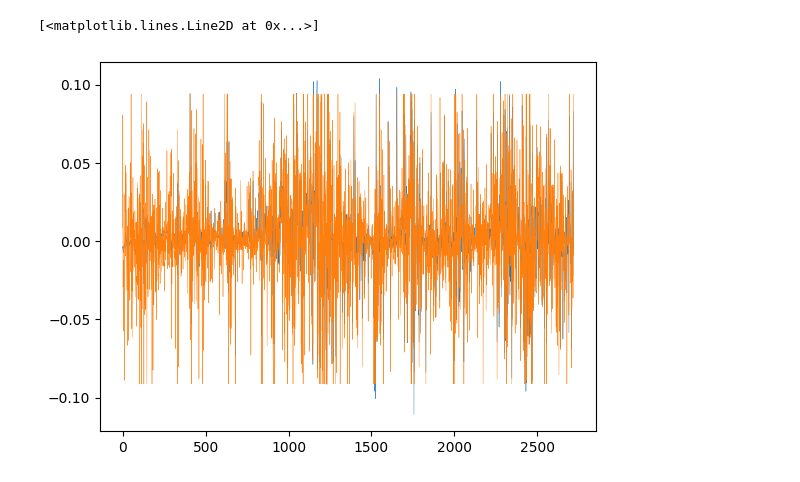
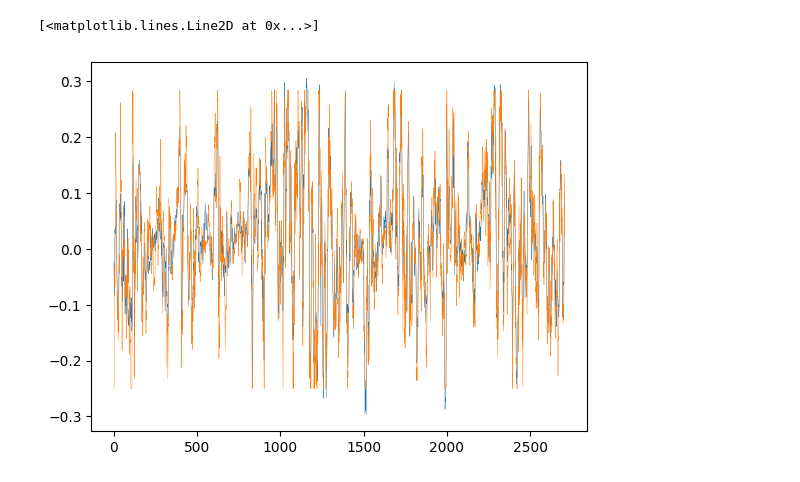
Before and after one commit to Tomas-Barhon/Noise-reduction-and-feature-extraction-with-principal-component-analysis, a Jupyter notebook: Code/playground_returns.ipynb, the cells around one changed output. Drawn from its saved outputs; the diff is of its cells as text; code cells hidden in the pictures.

```diff
--- a/Code/playground_returns.ipynb
+++ b/Code/playground_returns.ipynb
@@ -121,13 +121,13 @@ def cap_outliers(data, lower_percentile=2, upper_percentile=98):
     return np.clip(data, lower_bound, upper_bound)
 
 
-x,y = Pipeline.create_lstm_input(pipeline.data_1d_shift.copy(), pipeline.data_1d_shift.copy().iloc[:,-1], 3)
+x,y = Pipeline.create_lstm_input(pipeline.data_1d_shift.copy(), pipeline.data_1d_shift.copy().iloc[:,-1], 6)
 train_data_1, test_data_1, train_target_1, test_target_1 = Pipeline.split_train_test([x,y], pandas=False)
 train_target_1 = cap_outliers(train_target_1)
-x,y = Pipeline.create_lstm_input(pipeline.data_5d_shift.copy(), pipeline.data_5d_shift.copy().iloc[:,-1], 3)
+x,y = Pipeline.create_lstm_input(pipeline.data_5d_shift.copy(), pipeline.data_5d_shift.copy().iloc[:,-1], 6)
 train_data_5, test_data_5, train_target_5, test_target_5 = Pipeline.split_train_test([x,y], pandas=False)
 train_target_5 = cap_outliers(train_target_5)
-x,y = Pipeline.create_lstm_input(pipeline.data_10d_shift.copy(), pipeline.data_10d_shift.copy().iloc[:,-1], 3)
+x,y = Pipeline.create_lstm_input(pipeline.data_10d_shift.copy(), pipeline.data_10d_shift.copy().iloc[:,-1], 6)
 train_data_10, test_data_10, train_target_10, test_target_10 = Pipeline.split_train_test([x,y], pandas=False)
 train_target_10 = cap_outliers(train_target_10)
 results_train_averaged["Naive forceast - 1 day"] = rmse(train_target_1, np.zeros_like(train_target_1))
@@ -147,12 +147,24 @@ print(rmse(test_target_10, np.zeros_like(test_target_10)))
 pca = PCA(n_components = 0.99)
 pipe = Pipeline.assembly_pipeline(estimator = KerasRegressor(model = Pipeline.assembly_lstm,
                     verbose=1, random_state = 42, shuffle = True,
-                    batch_size = 10,epochs=300, input_shape=(3, len(pipeline.data.columns)),
-                    units = 30, dropout = 0.3,lr_initial = 0.01), dim_reducer = None, shape_change = ((-1, len(pipeline.data.columns)), (-1,3,len(pipeline.data.columns))))
+                    batch_size = 200,epochs=200, input_shape=(6, len(pipeline.data_1d_shift.columns) -1),
+                    units = 20, dropout = 0.1,lr_initial = 0.001), dim_reducer = None, shape_change = ((-1, len(pipeline.data_1d_shift.columns) -1), (-1,6,len(pipeline.data_1d_shift.columns) -1)))
 
 LR_PARAMETERS = {"estimator__alpha": space.Real(0, 5, prior = 'uniform'),
               "estimator__tol":space.Real(1e-5, 10, prior = 'log-uniform'),
               "estimator__epsilon": space.Real(1, 10, prior = 'log-uniform')}
 
-pipe.fit(train_data_1, train_target_1)
+LSTM_PARAMETERS = {"estimator__units": space.Integer(30, 1200, prior = 'uniform'),
+    "estimator__epochs": space.Integer(200, 1200, prior = 'uniform'),
+    "estimator__batch_size": space.Integer(10, 200, prior = 'uniform'),
+    "estimator__dropout": space.Real(0, 0.5, prior = 'uniform'),
+    "estimator__lr_initial": space.Real(1e-4, 1e-2, prior = 'log-uniform')}
+
+
+
+#model = Pipeline.fit_grid_search(train_data_10, train_target_10, test_target_10, test_target_10, pipe, LSTM_PARAMETERS, n_jobs =None)
+pipe.fit(train_data_10, train_target_10)
+
+print(rmse(train_target_1, pipe.predict(train_data_1)))
+print(rmse(test_target_1, pipe.predict(test_data_1)))
 # %% [output]
@@ -237,4 +283,4 @@ plt.plot(np.concatenate([train_target_1,test_target_1]), linewidth=0.3)
 # %%
-plt.plot(np.concatenate([pipe.predict(train_data_1)]), linewidth=0.3)
-plt.plot(np.concatenate([train_target_1]), linewidth=0.3)
+plt.plot(np.concatenate([pipe.predict(train_data_10)]), linewidth=0.3)
+plt.plot(np.concatenate([train_target_10]), linewidth=0.3)
 # %% [output]
@@ -245,4 +291,4 @@ plt.plot(np.concatenate([train_target_1]), linewidth=0.3)
          [[{{node Placeholder/_10}}]]
 [<matplotlib.lines.Line2D at 0x...>]
-[figure, old version]
+[figure, new version]
 # %%
```
Also changed, not shown: parts of 7 cells of this notebook, 2 other files.
